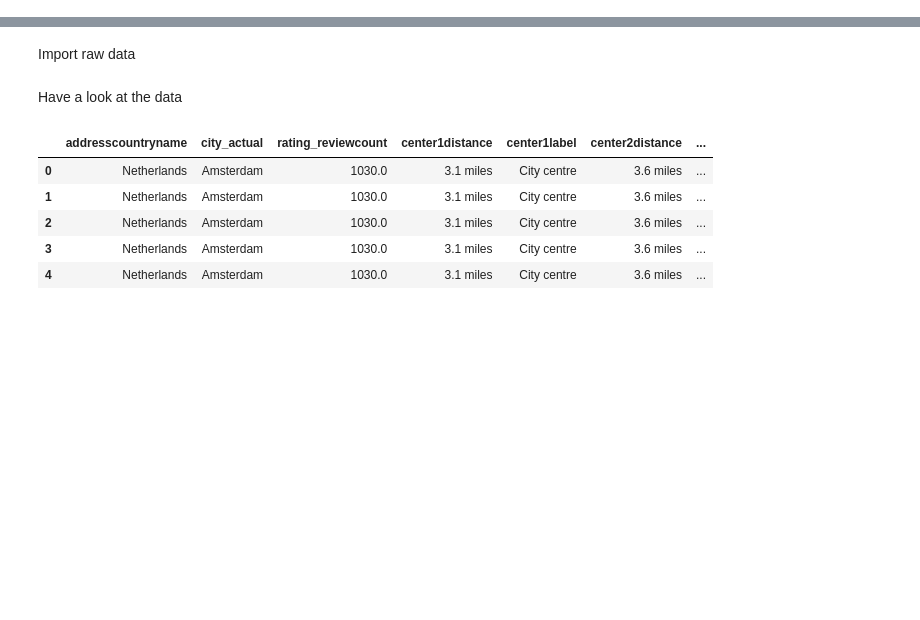
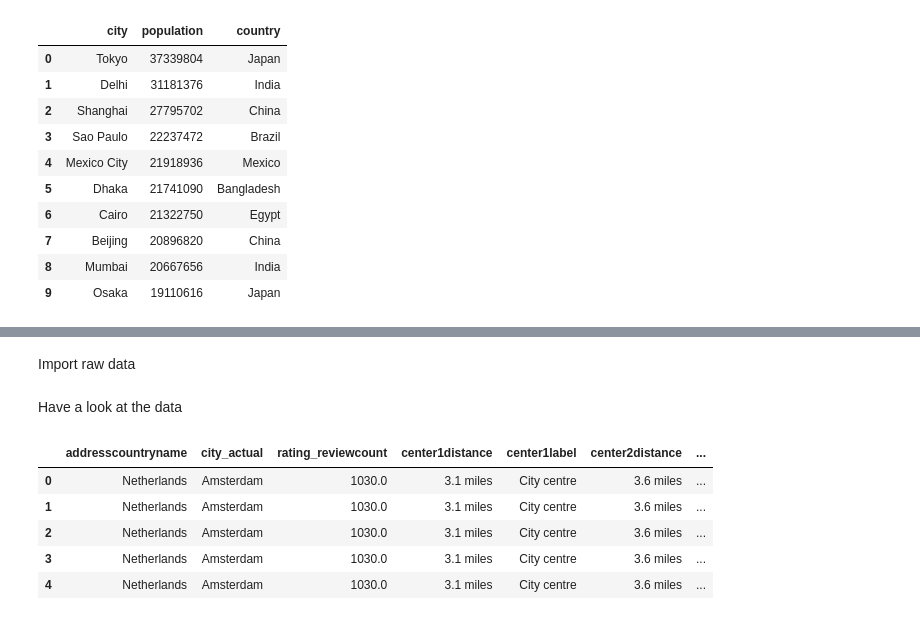
Before and after one commit to gabors-data-analysis/da-coding-python, a Jupyter notebook: lecture04-pandas-basics/pandas_data_munging.ipynb, the cells around one changed output, grey strips where cells are left out. Drawn from its saved outputs; the diff is of its cells as text; code cells hidden in the pictures; blank space fills up the shorter version.

```diff
--- a/lecture04-pandas-basics/pandas_data_munging.ipynb
+++ b/lecture04-pandas-basics/pandas_data_munging.ipynb
@@ -34,0 +316,12 @@ warnings.filterwarnings("ignore")
+# %%
+data = []
+data.append([ 'Tokyo' , 37339804 , 'Japan' ])
+data.append([ 'Delhi' , 31181376 , 'India' ])
+data.append([ 'Shanghai' , 27795702 , 'China' ])
+data.append([ 'Sao Paulo' , 22237472 , 'Brazil' ])
+data.append([ 'Mexico City' , 21918936 , 'Mexico' ])
+data.append([ 'Dhaka' , 21741090 , 'Bangladesh' ])
+data.append([ 'Cairo' , 21322750 , 'Egypt' ])
+data.append([ 'Beijing' , 20896820 , 'China' ])
+data.append([ 'Mumbai' , 20667656 , 'India' ])
+data.append([ 'Osaka' , 19110616 , 'Japan' ])
@@ -34,0 +341,15 @@ warnings.filterwarnings("ignore")
+# %%
+df_cities_ = pd.DataFrame(data = data, columns = ['city', 'population', 'country'])
+df_cities_
+# %% [output]
+|  | city | population | country |
+| 0 | Tokyo | 37339804 | Japan |
+| 1 | Delhi | 31181376 | India |
+| 2 | Shanghai | 27795702 | China |
+| 3 | Sao Paulo | 22237472 | Brazil |
+| 4 | Mexico City | 21918936 | Mexico |
+| 5 | Dhaka | 21741090 | Bangladesh |
+| 6 | Cairo | 21322750 | Egypt |
+| 7 | Beijing | 20896820 | China |
+| 8 | Mumbai | 20667656 | India |
+| 9 | Osaka | 19110616 | Japan |
```
Also changed, not shown: parts of 68 cells of this notebook, 17 other files.
